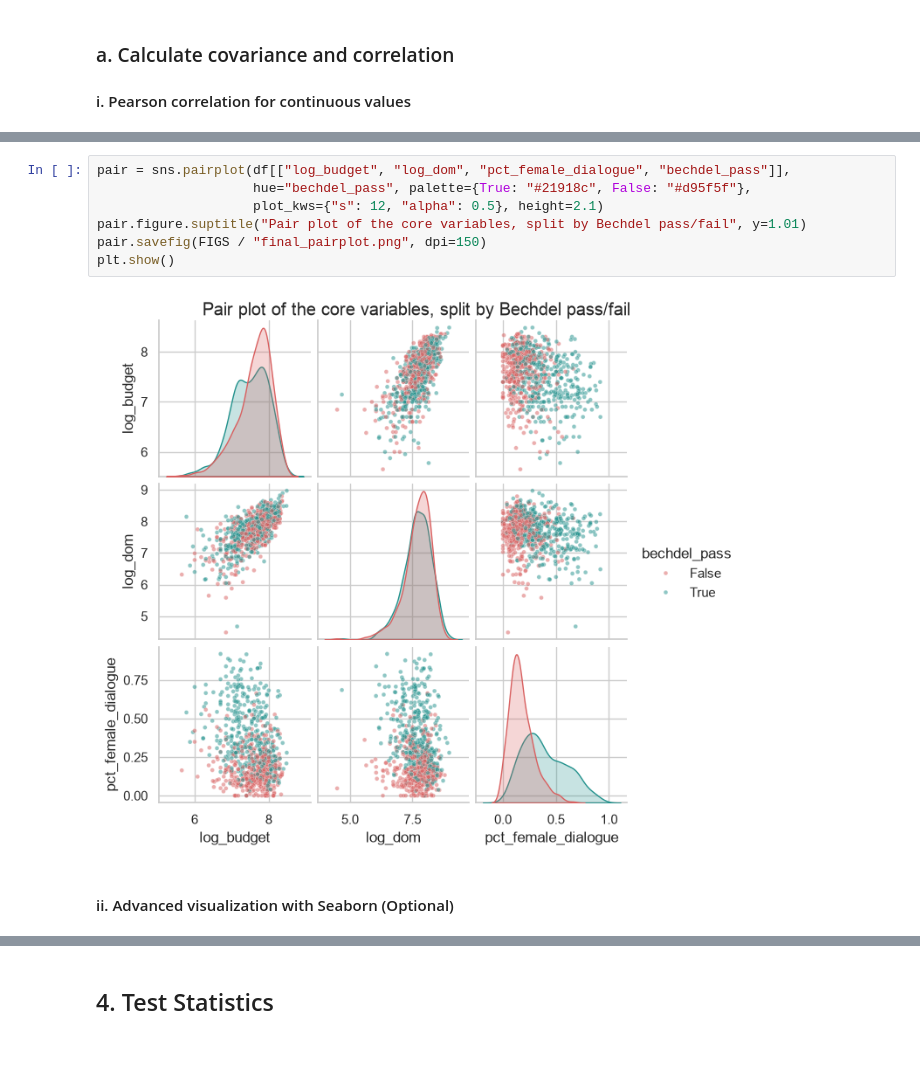
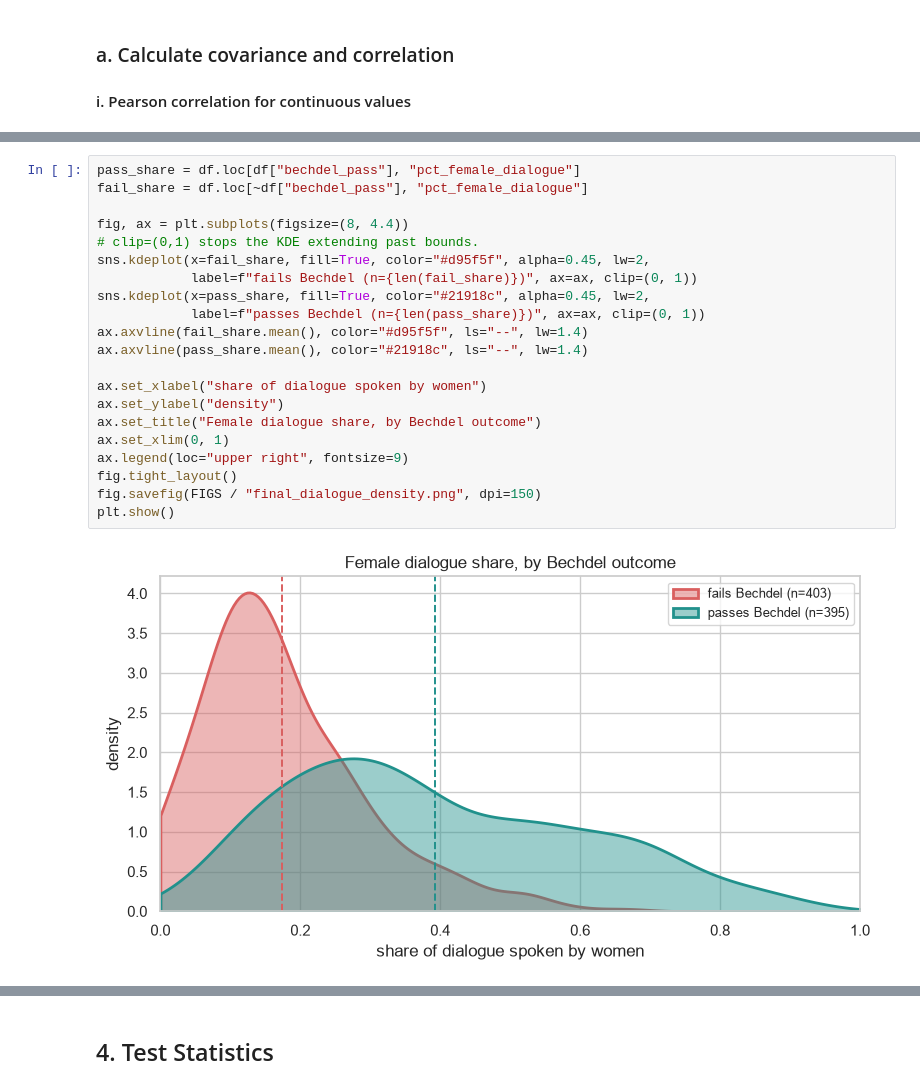
Before and after one commit to mckeeander/mckeeander.github.io, a Jupyter notebook: projects/bechdel/notebooks/DSC_530_FinalProject_McKee.ipynb, the cells around one changed output, grey strips where cells are left out. Drawn from its saved outputs; the diff is of its cells as text; blank space fills up the shorter version.

```diff
--- a/projects/bechdel/notebooks/DSC_530_FinalProject_McKee.ipynb
+++ b/projects/bechdel/notebooks/DSC_530_FinalProject_McKee.ipynb
@@ -730,11 +688,23 @@ plt.show()
 # %%
-pair = sns.pairplot(df[["log_budget", "log_dom", "pct_female_dialogue", "bechdel_pass"]],
-                    hue="bechdel_pass", palette={True: "#21918c", False: "#d95f5f"},
-                    plot_kws={"s": 12, "alpha": 0.5}, height=2.1)
-pair.figure.suptitle("Pair plot of the core variables, split by Bechdel pass/fail", y=1.01)
-pair.savefig(FIGS / "final_pairplot.png", dpi=150)
+pass_share = df.loc[df["bechdel_pass"], "pct_female_dialogue"]
+fail_share = df.loc[~df["bechdel_pass"], "pct_female_dialogue"]
+
+fig, ax = plt.subplots(figsize=(8, 4.4))
+# clip=(0,1) stops the KDE extending past bounds.
+sns.kdeplot(x=fail_share, fill=True, color="#d95f5f", alpha=0.45, lw=2,
+            label=f"fails Bechdel (n={len(fail_share)})", ax=ax, clip=(0, 1))
+sns.kdeplot(x=pass_share, fill=True, color="#21918c", alpha=0.45, lw=2,
+            label=f"passes Bechdel (n={len(pass_share)})", ax=ax, clip=(0, 1))
+ax.axvline(fail_share.mean(), color="#d95f5f", ls="--", lw=1.4)
+ax.axvline(pass_share.mean(), color="#21918c", ls="--", lw=1.4)
+
+ax.set_xlabel("share of dialogue spoken by women")
+ax.set_ylabel("density")
+ax.set_title("Female dialogue share, by Bechdel outcome")
+ax.set_xlim(0, 1)
+ax.legend(loc="upper right", fontsize=9)
+fig.tight_layout()
+fig.savefig(FIGS / "final_dialogue_density.png", dpi=150)
 plt.show()
 # %% [output]
-[figure, old version]
+[figure, new version]
-# %% [markdown]
-#### ii. Advanced visualization with Seaborn (Optional)
```
Also changed, not shown: parts of 80 cells of this notebook, 6 other files.
